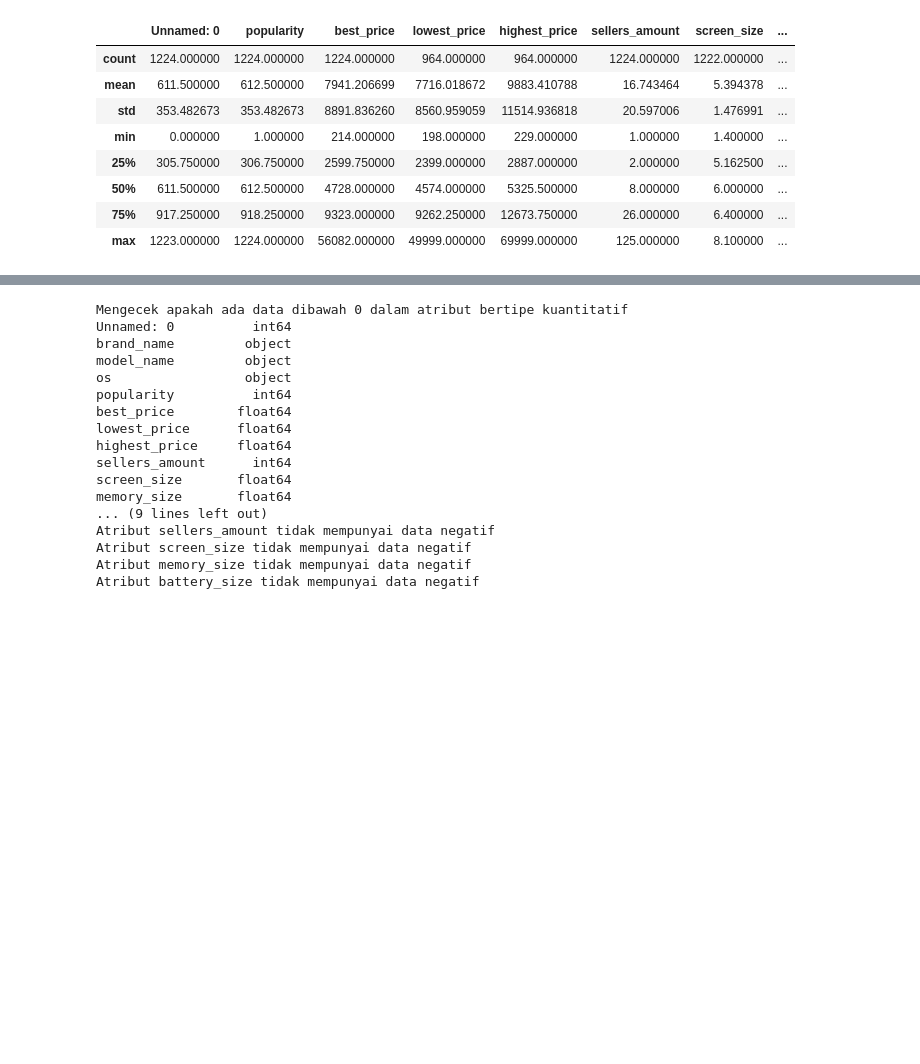
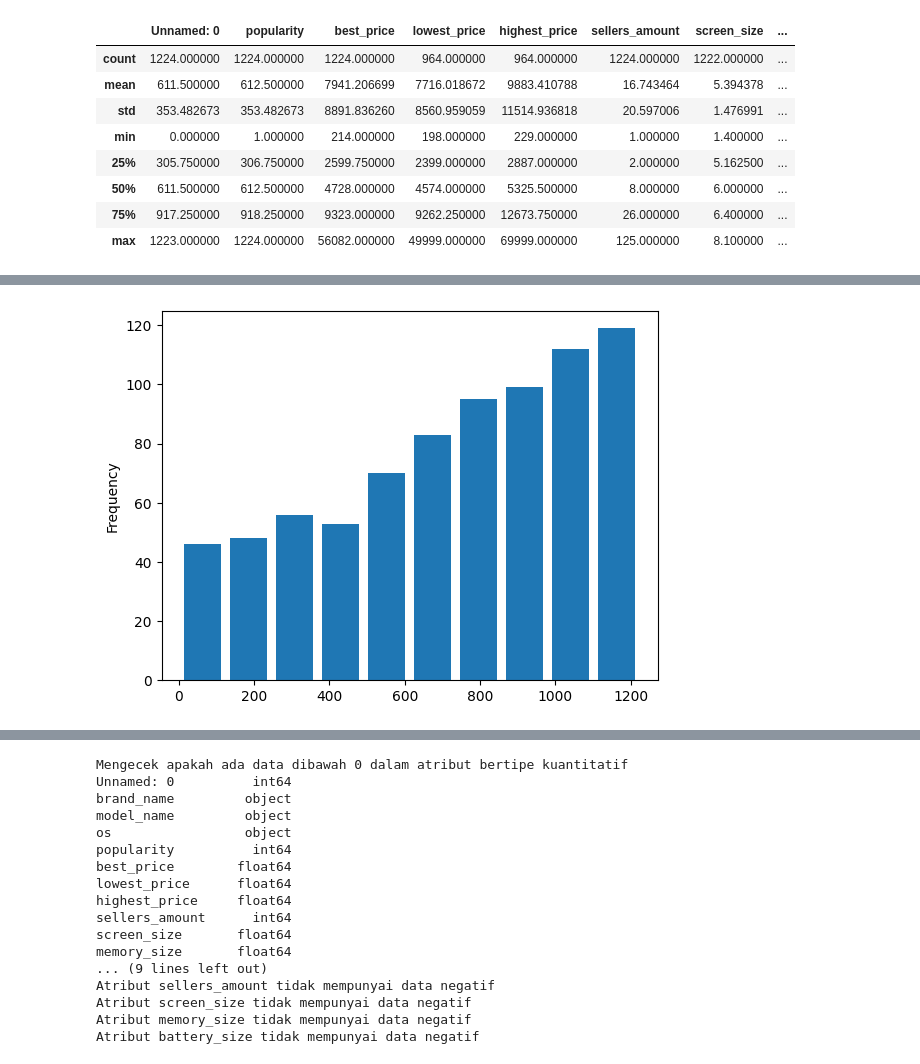
Before and after one commit to Julian-Caleb/tubes-pengkom-analdat, a Jupyter notebook: phones/phones.ipynb, the cells around one changed output, grey strips where cells are left out. Cells and saved outputs as stored; diff of their text form; code cells hidden in the pictures; blank space fills up the shorter version.

```diff
--- a/phones/phones.ipynb
+++ b/phones/phones.ipynb
@@ -1,7 +3,7 @@
 # %%
-# Import dulu
+# inisialisasi
 import pandas as pd
 import matplotlib as plt
-
-# Terus di read
 phones = pd.read_csv("phones_data.csv")
+phones = phones.dropna(subset=["os", "lowest_price", "highest_price", "battery_size"])
+phones["release_date"] = phones["release_date"].str[-4:].astype(int)
@@ -358,0 +454,5 @@ phones.describe()
+# %%
+# distirbusi frekuensi popularity
+phones["popularity"].plot(kind="hist",rwidth=0.8);
+# %% [output]
+[figure, added]
```
Also changed, not shown: parts of 47 cells of this notebook.
